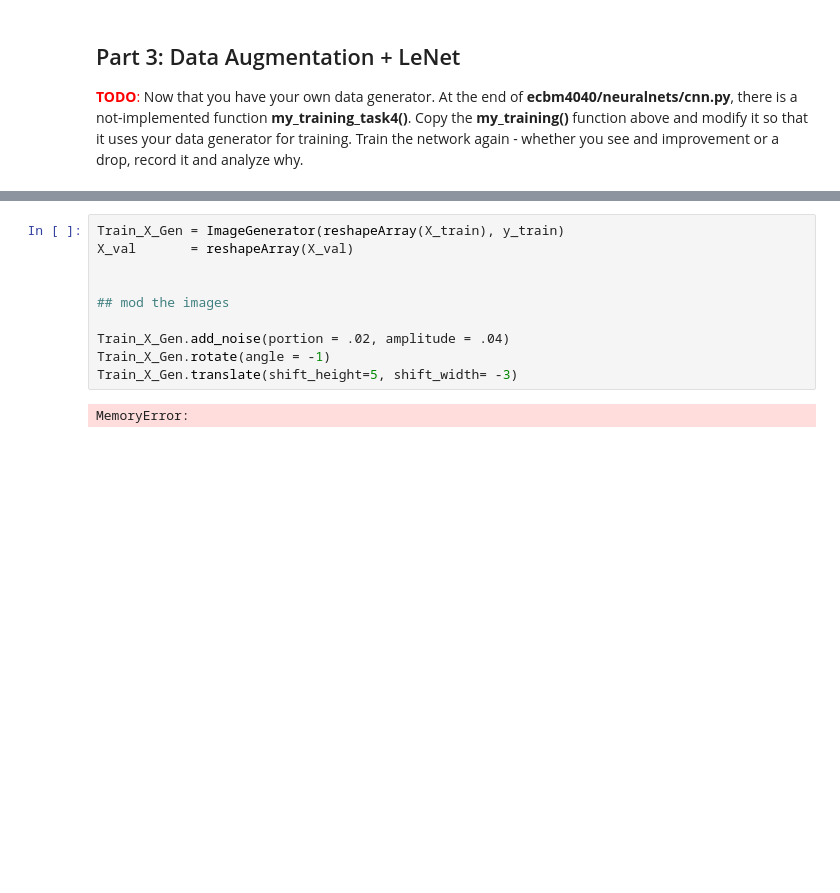
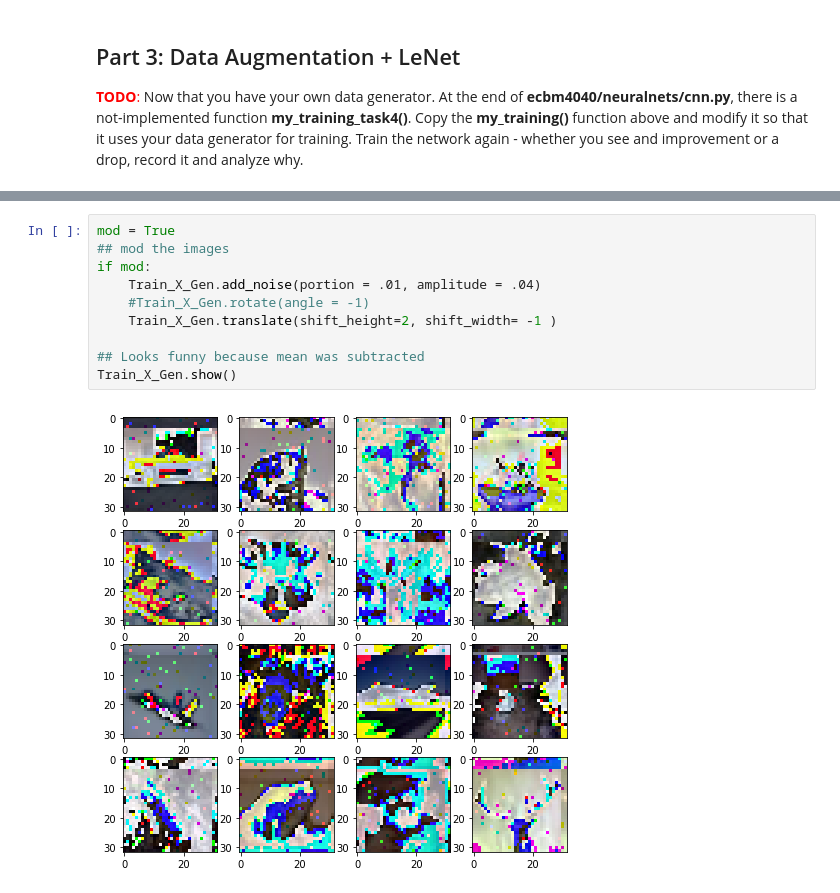
Before and after one commit to sar2160/ecbm4040_assignment2, a Jupyter notebook: task4-augmentation.ipynb, the cells around one changed output, grey strips where cells are left out. Saved outputs shown, nothing was run; the diff lists cells and outputs as text; blank space fills up the shorter version.

```diff
--- a/task4-augmentation.ipynb
+++ b/task4-augmentation.ipynb
@@ -153,13 +250,13 @@ dev_gen.show()
 # %%
-Train_X_Gen = ImageGenerator(reshapeArray(X_train), y_train)
-X_val       = reshapeArray(X_val)
+mod = True
+## mod the images
+if mod:
+    Train_X_Gen.add_noise(portion = .01, amplitude = .04)
+    #Train_X_Gen.rotate(angle = -1)
+    Train_X_Gen.translate(shift_height=2, shift_width= -1 )
 
-
-## mod the images
-
-Train_X_Gen.add_noise(portion = .02, amplitude = .04)
-Train_X_Gen.rotate(angle = -1)
-Train_X_Gen.translate(shift_height=5, shift_width= -3)
+## Looks funny because mean was subtracted
+Train_X_Gen.show()
 # %% [output]
-MemoryError:
+[figure, added]
 # %%
```
Also changed, not shown: parts of 14 cells of this notebook, 4 other files.
